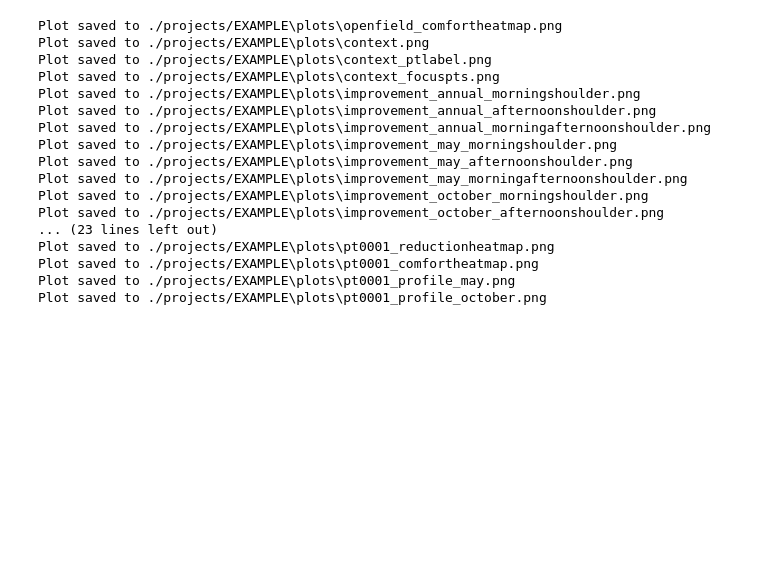
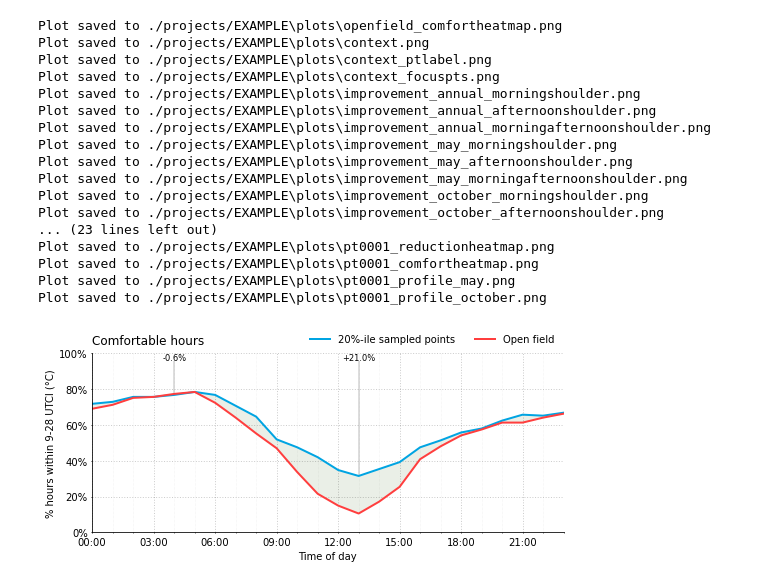
Before and after one commit to tg359/oshe, a Jupyter notebook: Postprocess.ipynb, the cells around one changed output. Drawn from its saved outputs; the diff is of its cells as text; code cells hidden in the pictures; blank space fills up the shorter version.

Commit message:
Added comfort percentage summary methods

```diff
--- a/Postprocess.ipynb
+++ b/Postprocess.ipynb
@@ -206,3 +206,8 @@ Plot saved to ./projects/EXAMPLE\plots\pt0001_reductionheatmap.png
 Plot saved to ./projects/EXAMPLE\plots\pt0001_comfortheatmap.png
 Plot saved to ./projects/EXAMPLE\plots\pt0001_profile_may.png
 Plot saved to ./projects/EXAMPLE\plots\pt0001_profile_october.png
+# %%
+
+utci.plot_comfortable_hours(months=[1, 2, 3, 4, 5, 6], percentile=0.2, close=False)
+# %% [output]
+[figure, added]
```
Also changed, not shown: parts of 1 cell of this notebook, 3 other files.
